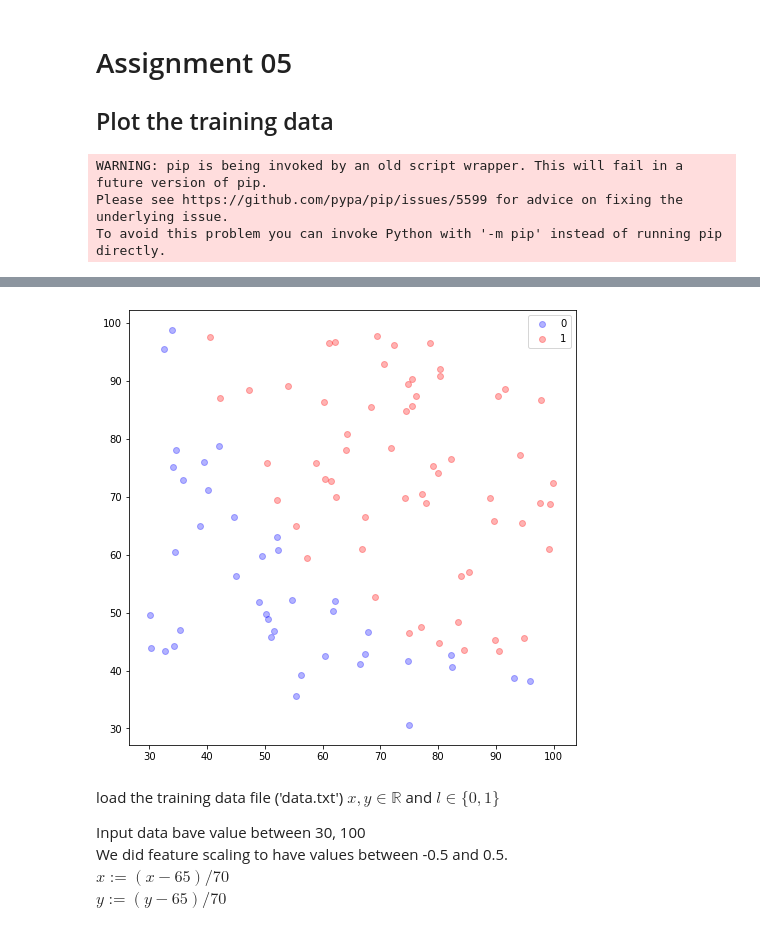
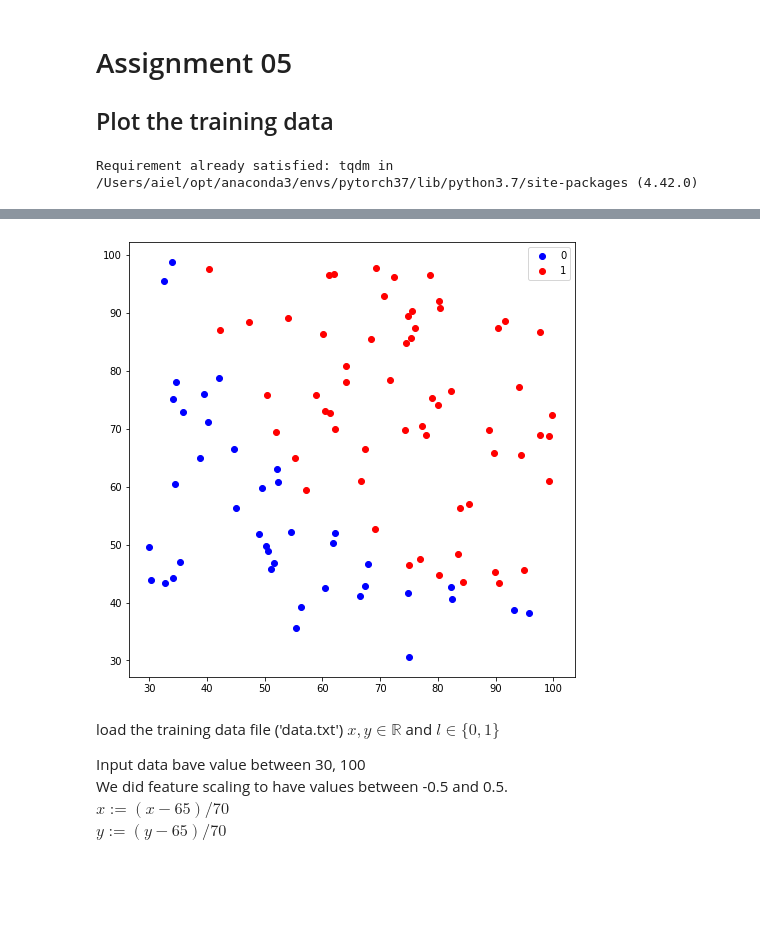
Before and after one commit to wonbeomjang/CAU54161-Machine-learning-class, a Jupyter notebook: Assignment_05/Assignment_05.ipynb, the cells around one changed output, grey strips where cells are left out. Saved outputs shown, nothing was run; the diff lists cells and outputs as text; code cells hidden in the pictures; blank space fills up the shorter version.

```diff
--- a/Assignment_05/Assignment_05.ipynb
+++ b/Assignment_05/Assignment_05.ipynb
@@ -23,14 +23,13 @@ y_label0 = y[label == 0]
 y_label1 = y[label == 1]
 
 plt.figure(figsize=(8, 8))
-plt.scatter(x_label0, y_label0, alpha=0.3, c='b', label='0')
-plt.scatter(x_label1, y_label1, alpha=0.3, c='r', label='1')
+plt.scatter(x_label0, y_label0, c='b', label='0')
+plt.scatter(x_label1, y_label1, c='r', label='1')
 plt.legend()
 plt.show()
 
+# Normalize input data
 x_train = (data[:, :2] - 65) / 70
 y_train = data[:, 2:]
 # %% [output]
-WARNING: pip is being invoked by an old script wrapper. This will fail in a future version of pip.
-Please see https://github.com/pypa/pip/issues/5599 for advice on fixing the underlying issue.
-To avoid this problem you can invoke Python with '-m pip' instead of running pip directly.
+Requirement already satisfied: tqdm in /Users/aiel/opt/anaconda3/envs/pytorch37/lib/python3.7/site-packages (4.42.0)
@@ -38,4 +36,4 @@ Requirement already satisfied: tqdm in c:\users\jtige\appdata\local\continuum\an
-[figure, old version]
+[figure, new version]
 # %% [markdown]
 load the training data file ('data.txt')
 $ x, y \in \mathbb{R}$ and $l \in \{0, 1\} $
```
Also changed, not shown: parts of 14 cells of this notebook.
